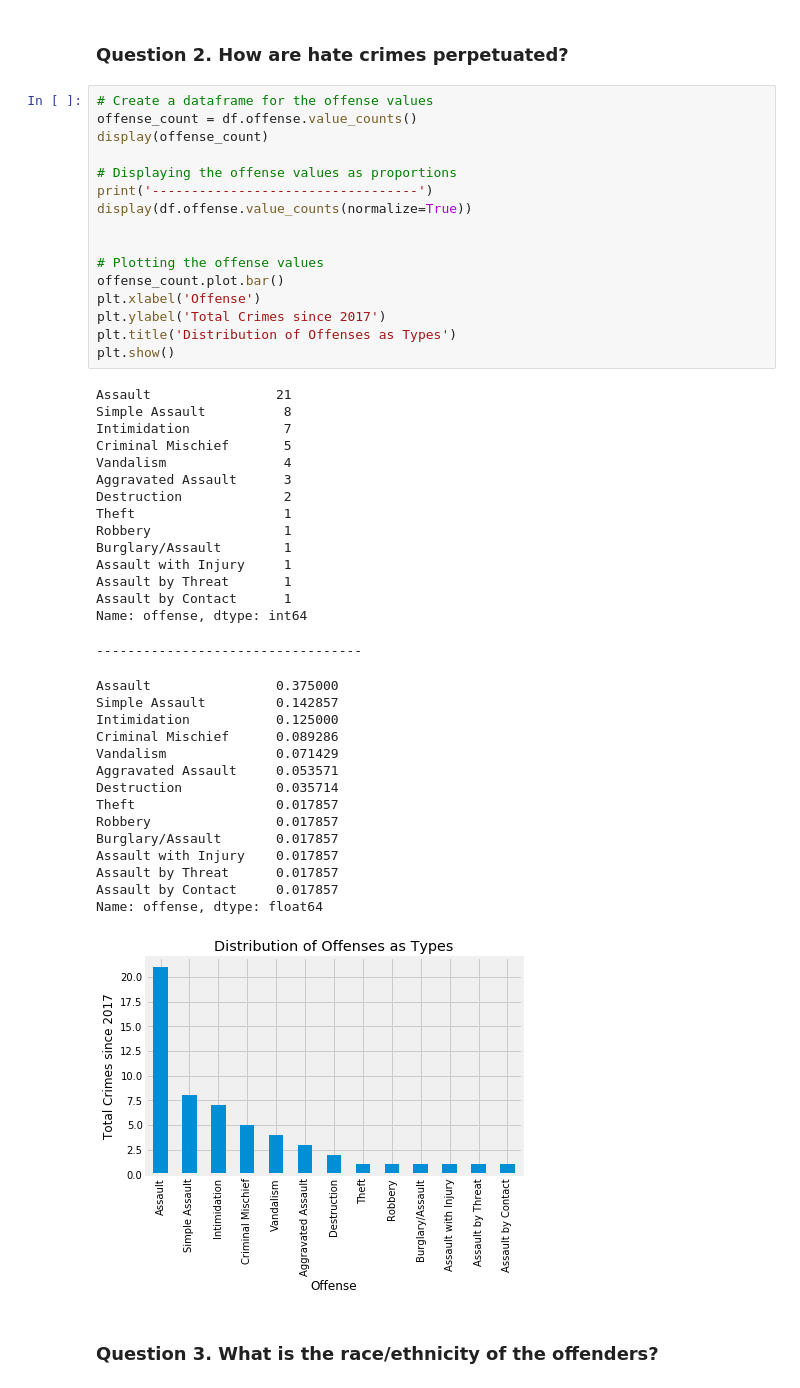
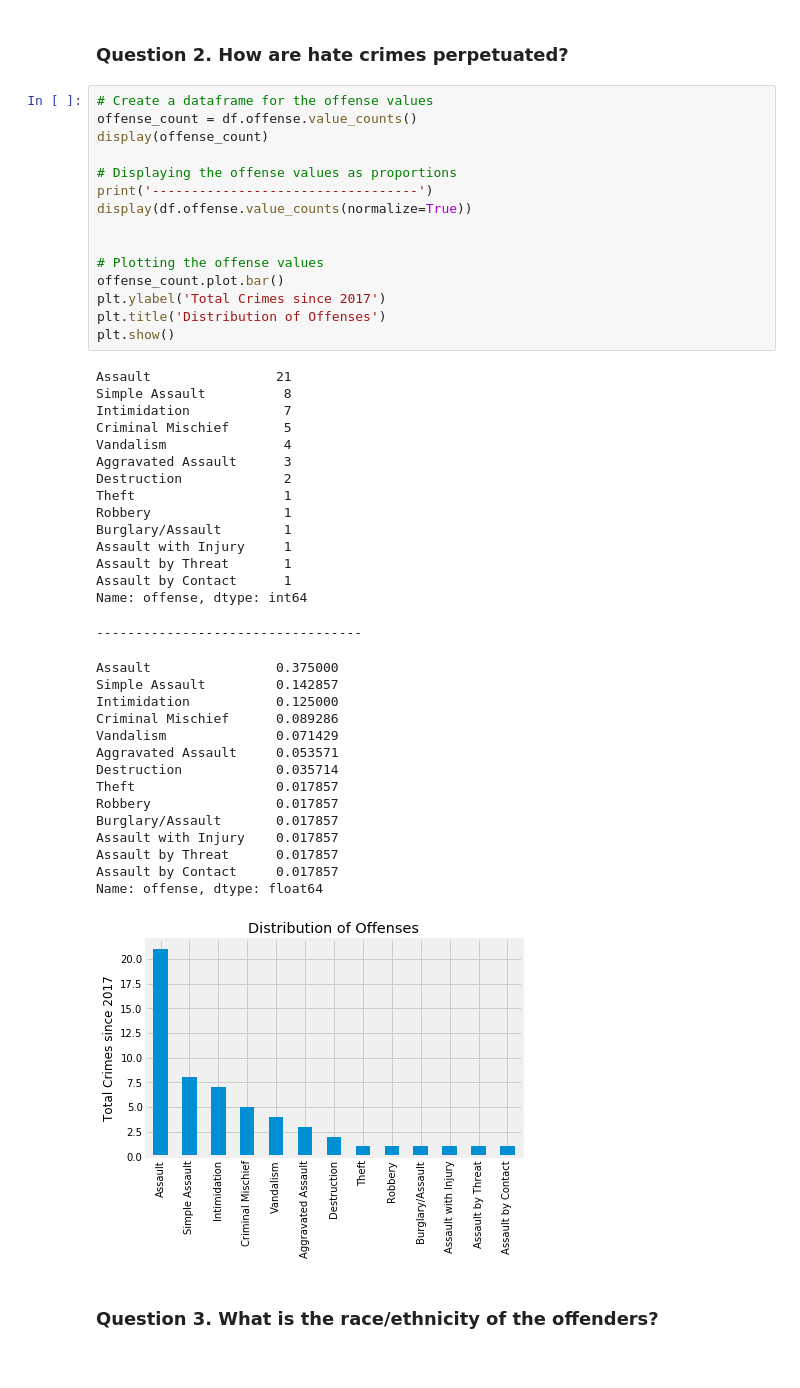
Before and after one commit to rgrantham82/Crime-Analysis, a Jupyter notebook: Exploratory Analysis/Exploratory Analysis.ipynb, the cells around one changed output. Saved outputs shown, nothing was run; the diff lists cells and outputs as text.

```diff
--- a/Exploratory Analysis/Exploratory Analysis.ipynb
+++ b/Exploratory Analysis/Exploratory Analysis.ipynb
@@ -165,41 +162,40 @@ display(df.offense.value_counts(normalize=True))
 
 # Plotting the offense values
 offense_count.plot.bar()
-plt.xlabel('Offense')
 plt.ylabel('Total Crimes since 2017')
-plt.title('Distribution of Offenses as Types')
+plt.title('Distribution of Offenses')
 plt.show()
 # %% [output]
 Assault                21
 Simple Assault          8
 Intimidation            7
 Criminal Mischief       5
 Vandalism               4
 Aggravated Assault      3
 Destruction             2
 Theft                   1
 Robbery                 1
 Burglary/Assault        1
 Assault with Injury     1
 Assault by Threat       1
 Assault by Contact      1
 Name: offense, dtype: int64
 ----------------------------------
 Assault                0.375000
 Simple Assault         0.142857
 Intimidation           0.125000
 Criminal Mischief      0.089286
 Vandalism              0.071429
 Aggravated Assault     0.053571
 Destruction            0.035714
 Theft                  0.017857
 Robbery                0.017857
 Burglary/Assault       0.017857
 Assault with Injury    0.017857
 Assault by Threat      0.017857
 Assault by Contact     0.017857
 Name: offense, dtype: float64
-[figure, old version]
+[figure, new version]
 # %% [markdown]
 ### Question 3. What is the race/ethnicity of the offenders?
 # %%
```
Also changed, not shown: parts of 5 cells of this notebook.
